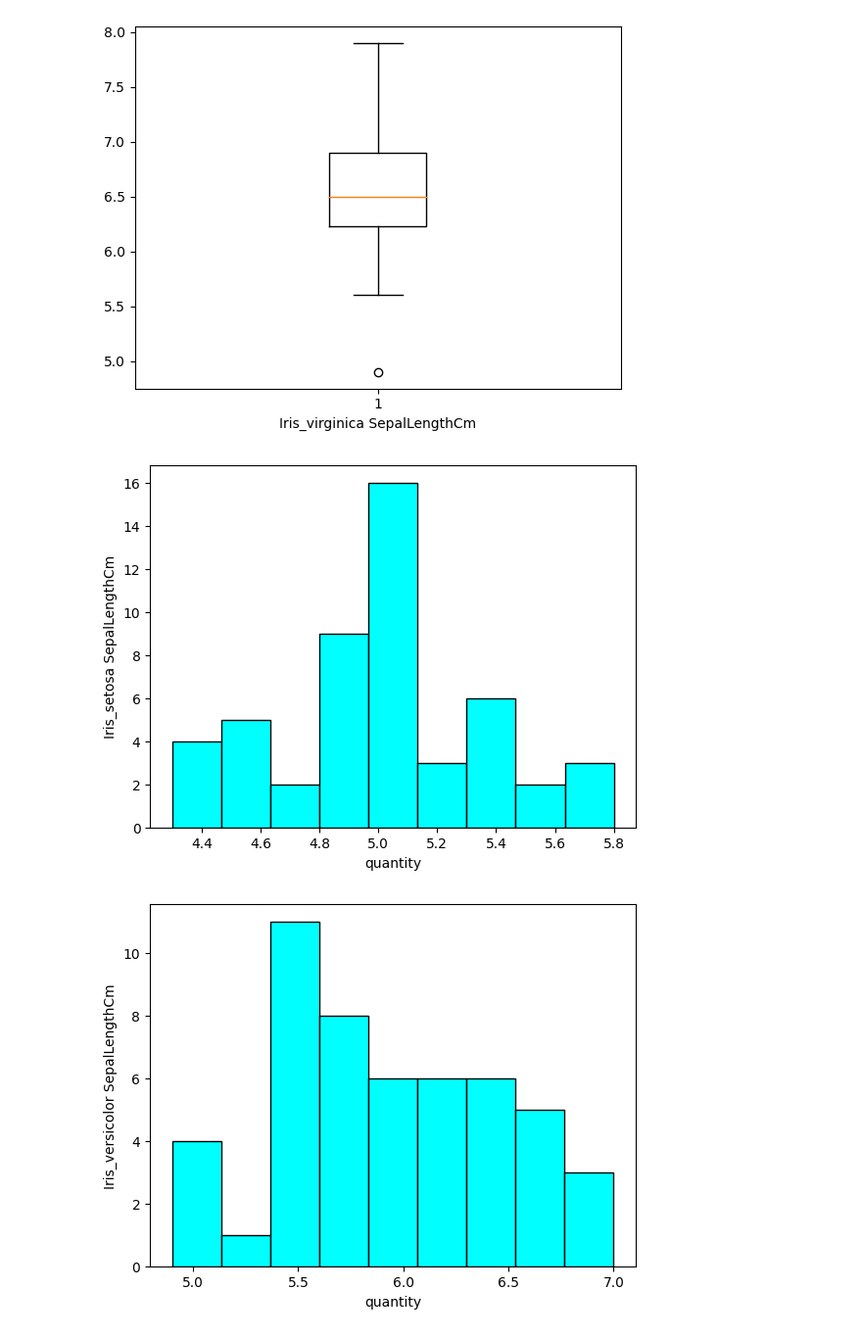
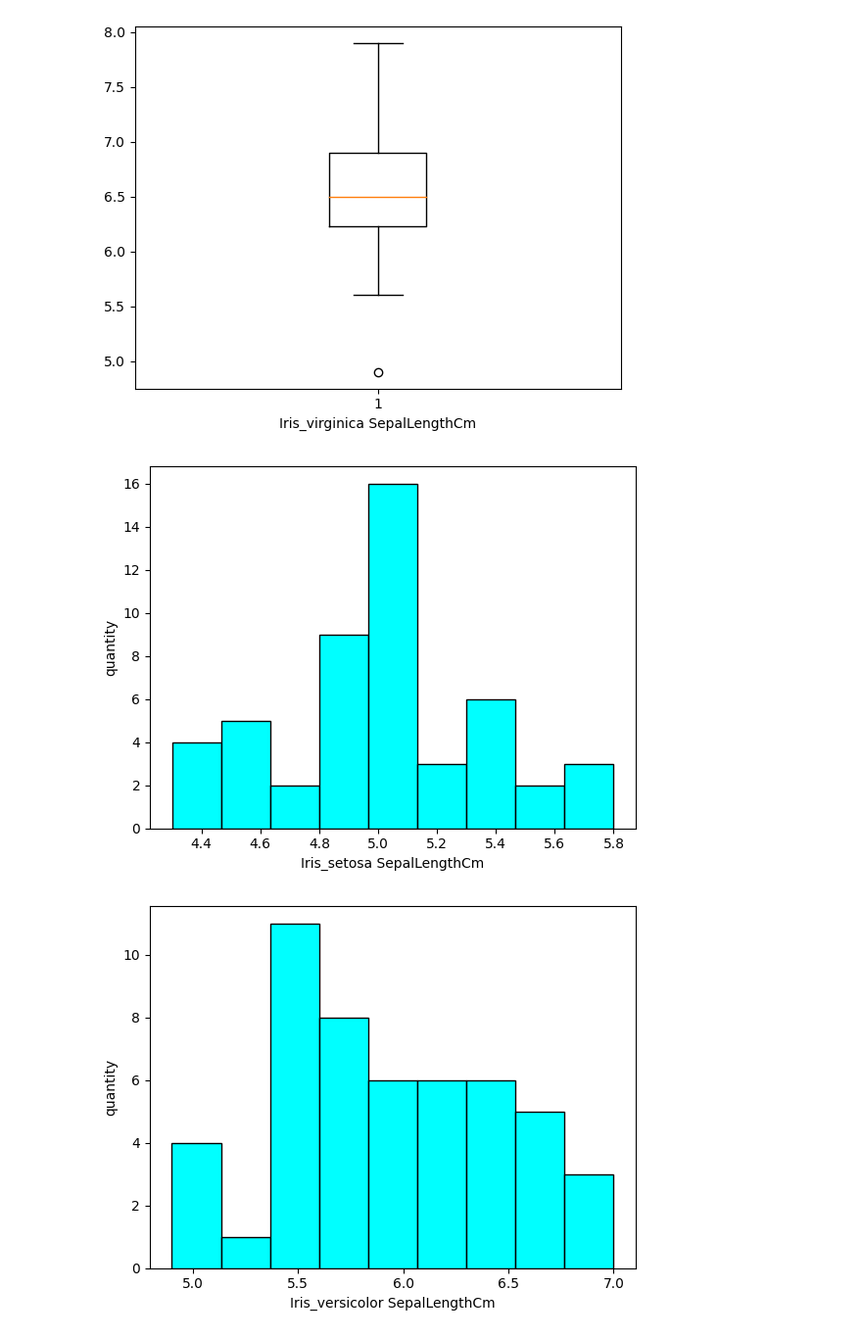
Before and after one commit to Fightee777/IrisVisualisation, a Jupyter notebook: irisvisualisation.ipynb, the cells around one changed output. Shown at 98% size. Drawn from its saved outputs; the diff is of its cells as text; code cells hidden in the pictures.

Commit message:
Kaggle Notebook | IrisVisualisation | Version 3

```diff
--- a/irisvisualisation.ipynb
+++ b/irisvisualisation.ipynb
@@ -165,19 +165,19 @@ plt.show()
 [figure]
 # %%
 plt.hist(Iris_setosa['SepalLengthCm'],bins=9, facecolor='cyan',edgecolor='black', linewidth=1)
-plt.xlabel('quantity')
-plt.ylabel('Iris_setosa SepalLengthCm')
+plt.xlabel('Iris_setosa SepalLengthCm')  # change quantity with SepalLengthCm
+plt.ylabel('quantity')
 plt.show()
 
 plt.hist(Iris_versicolor['SepalLengthCm'],bins=9, facecolor='cyan',edgecolor='black', linewidth=1)
-plt.xlabel('quantity')
-plt.ylabel('Iris_versicolor SepalLengthCm')
+plt.xlabel('Iris_versicolor SepalLengthCm')  # change quantity with SepalLengthCm
+plt.ylabel('quantity')
 plt.show()
 
 plt.hist(Iris_virginica['SepalLengthCm'],bins=9, facecolor='cyan',edgecolor='black', linewidth=1)
-plt.xlabel('quantity')
-plt.ylabel('Iris_virginica SepalLengthCm')
+plt.xlabel('Iris_virginica SepalLengthCm')  # change quantity with SepalLengthCm
+plt.ylabel('quantity')
 plt.show()
 # %% [output]
-[figure, old version]
+[figure, new version]
-[figure, old version]
+[figure, new version]
```
Also changed, not shown: parts of 3 cells of this notebook.
